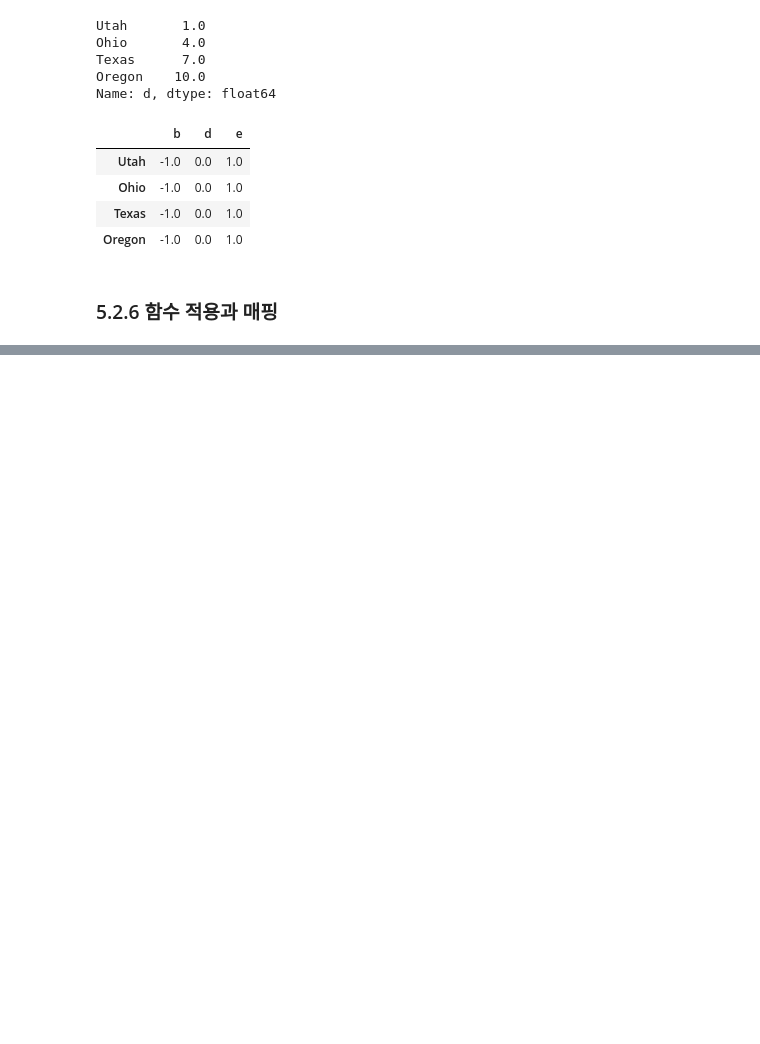
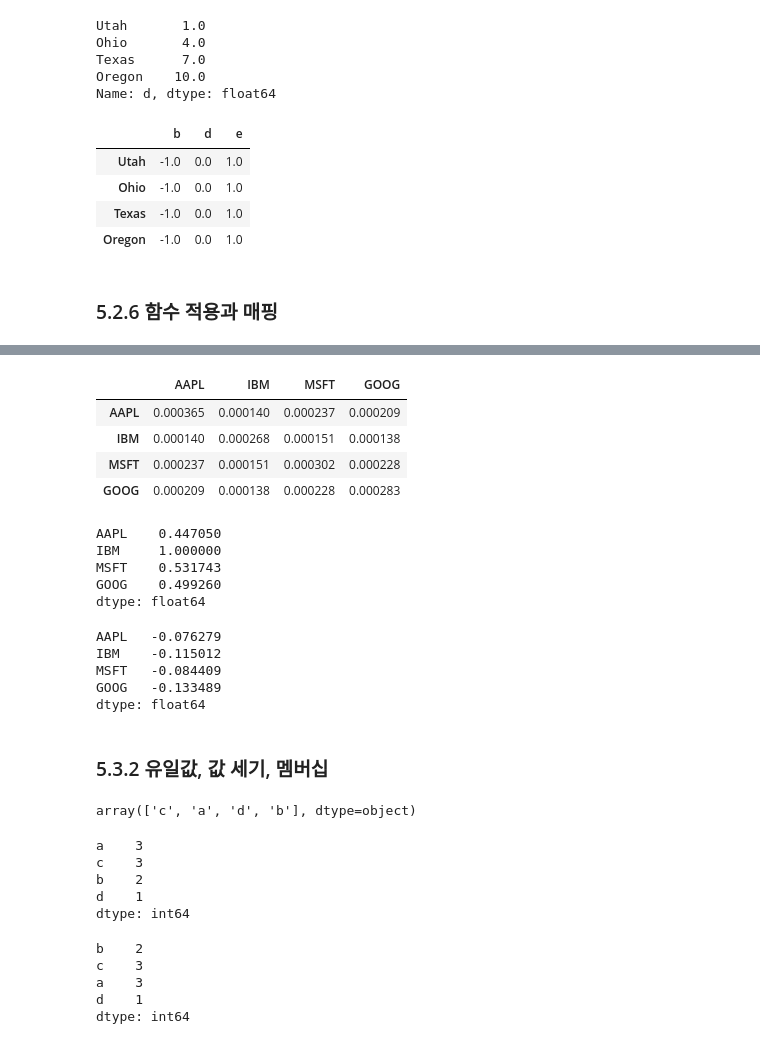
Before and after one commit to kec0130/Python-for-Data-Analysis, a Jupyter notebook: ch05.ipynb, the cells around one changed output, grey strips where cells are left out. Cells and saved outputs as stored; diff of their text form; code cells hidden in the pictures; blank space fills up the shorter version.

```diff
--- a/ch05.ipynb
+++ b/ch05.ipynb
@@ -1035,0 +1320,48 @@ Name: e, dtype: object
+# %%
+returns.cov()
+# %% [output]
+|  | AAPL | IBM | MSFT | GOOG |
+| AAPL | 0.000365 | 0.000140 | 0.000237 | 0.000209 |
+| IBM | 0.000140 | 0.000268 | 0.000151 | 0.000138 |
+| MSFT | 0.000237 | 0.000151 | 0.000302 | 0.000228 |
+| GOOG | 0.000209 | 0.000138 | 0.000228 | 0.000283 |
+# %%
+returns.corrwith(returns.IBM)  # 상관관계 대상 지정
+# %% [output]
+AAPL    0.447050
+IBM     1.000000
+MSFT    0.531743
+GOOG    0.499260
+dtype: float64
+# %%
+returns.corrwith(volume)  # 시가총액의 퍼센트 변화율에 대한 상관관계
+# %% [output]
+AAPL   -0.076279
+IBM    -0.115012
+MSFT   -0.084409
+GOOG   -0.133489
+dtype: float64
+# %% [markdown]
+### 5.3.2 유일값, 값 세기, 멤버십
+# %%
+obj = pd.Series(['c', 'a', 'd', 'a', 'a', 'b', 'b', 'c', 'c'])
+uniques = obj.unique()
+uniques
+# %% [output]
+array(['c', 'a', 'd', 'b'], dtype=object)
+# %%
+obj.value_counts()
+# %% [output]
+a    3
+c    3
+b    2
+d    1
+dtype: int64
+# %%
+pd.value_counts(obj.values, sort=False)
+# %% [output]
+b    2
+c    3
+a    3
+d    1
+dtype: int64
```
Also changed, not shown: parts of 51 cells of this notebook.
